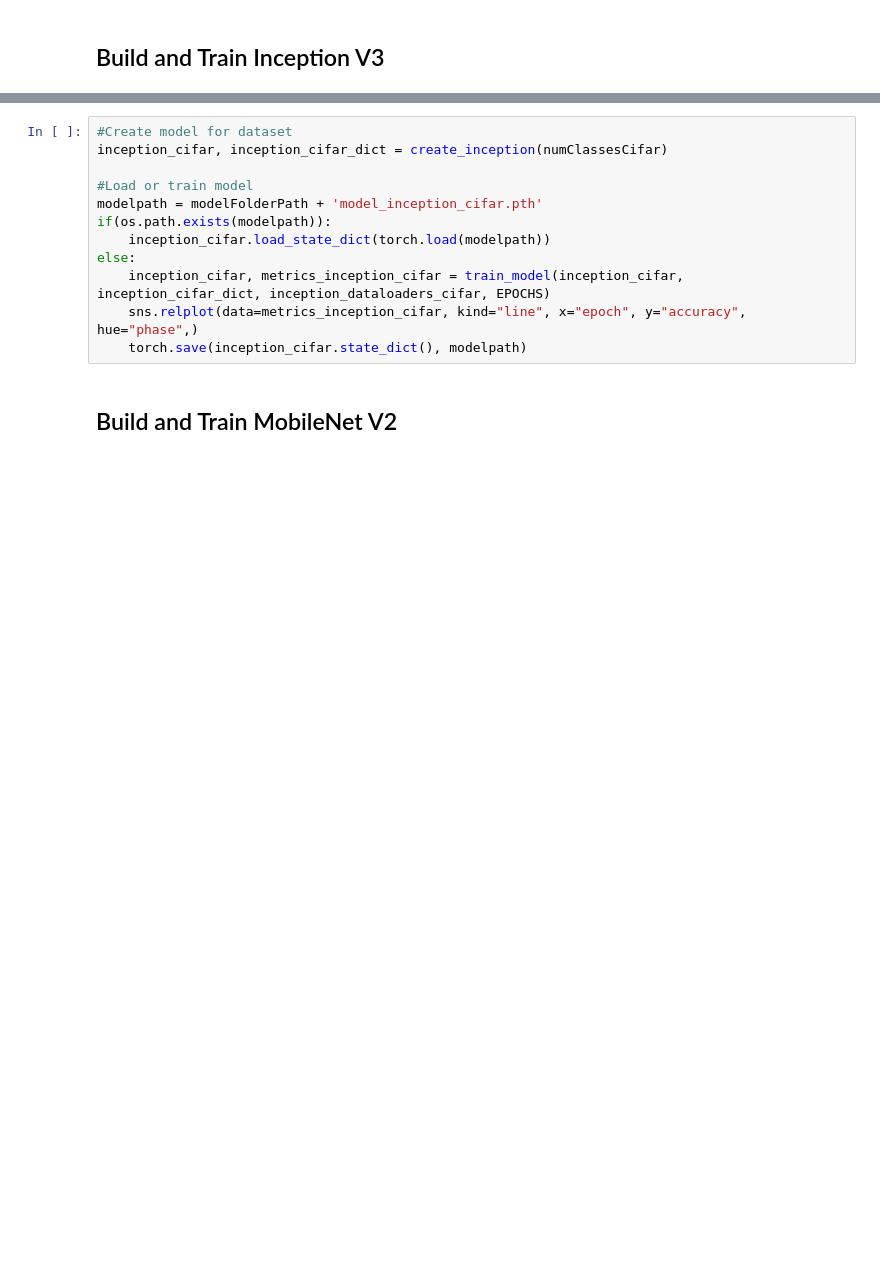
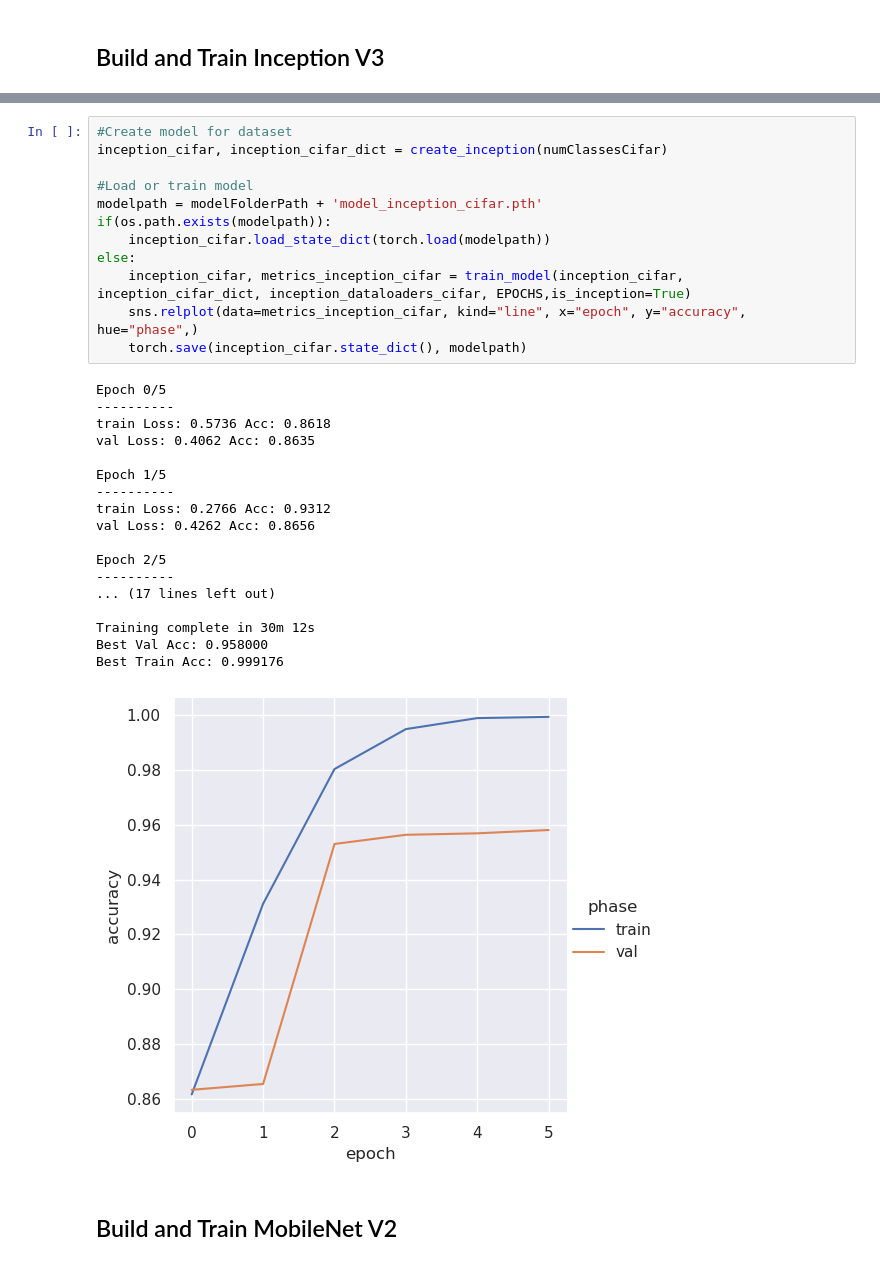
Before and after one commit to paulmjojy/DeepLearningFinalProj, a Jupyter notebook: Final.ipynb, the cells around one changed output, grey strips where cells are left out. Drawn from its saved outputs; the diff is of its cells as text; blank space fills up the shorter version.

```diff
--- a/Final.ipynb
+++ b/Final.ipynb
@@ -409,15 +422,34 @@ KeyboardInterrupt:
 # %%
 #Create model for dataset
 inception_cifar, inception_cifar_dict = create_inception(numClassesCifar)
 
 #Load or train model
 modelpath = modelFolderPath + 'model_inception_cifar.pth'
 if(os.path.exists(modelpath)):
     inception_cifar.load_state_dict(torch.load(modelpath))
 else:
-    inception_cifar, metrics_inception_cifar = train_model(inception_cifar, inception_cifar_dict, inception_dataloaders_cifar, EPOCHS)
+    inception_cifar, metrics_inception_cifar = train_model(inception_cifar, inception_cifar_dict, inception_dataloaders_cifar, EPOCHS,is_inception=True)
     sns.relplot(data=metrics_inception_cifar, kind="line", x="epoch", y="accuracy", hue="phase",)
     torch.save(inception_cifar.state_dict(), modelpath)
+# %% [output]
+Epoch 0/5
+----------
+train Loss: 0.5736 Acc: 0.8618
+val Loss: 0.4062 Acc: 0.8635
+
+Epoch 1/5
+----------
+train Loss: 0.2766 Acc: 0.9312
+val Loss: 0.4262 Acc: 0.8656
+
+Epoch 2/5
+----------
+... (17 lines left out)
+
+Training complete in 30m 12s
+Best Val Acc: 0.958000
+Best Train Acc: 0.999176
+[figure, added]
 # %% [markdown]
 ## Build and Train MobileNet V2
 # %%
```
Also changed, not shown: parts of 19 cells of this notebook.
